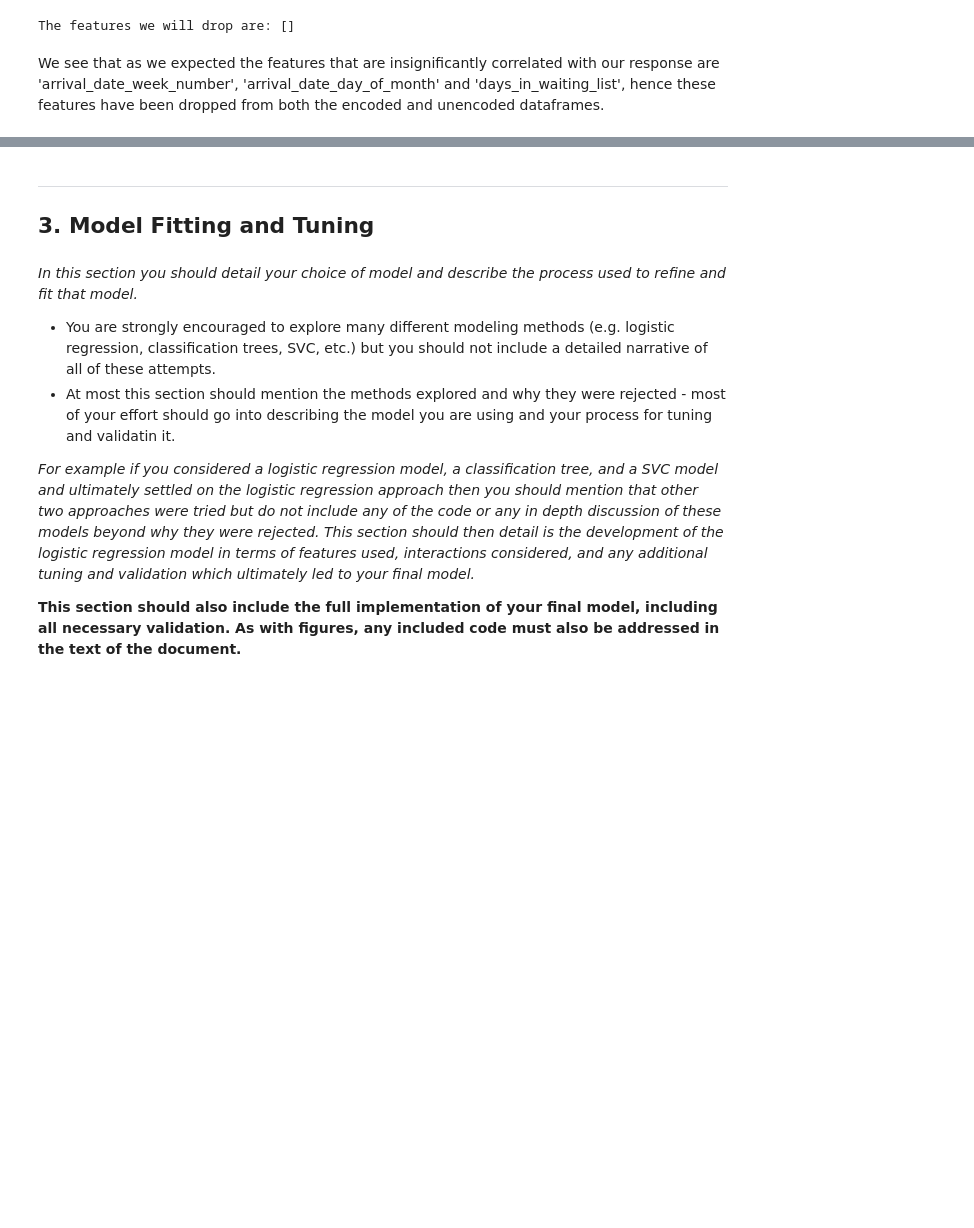
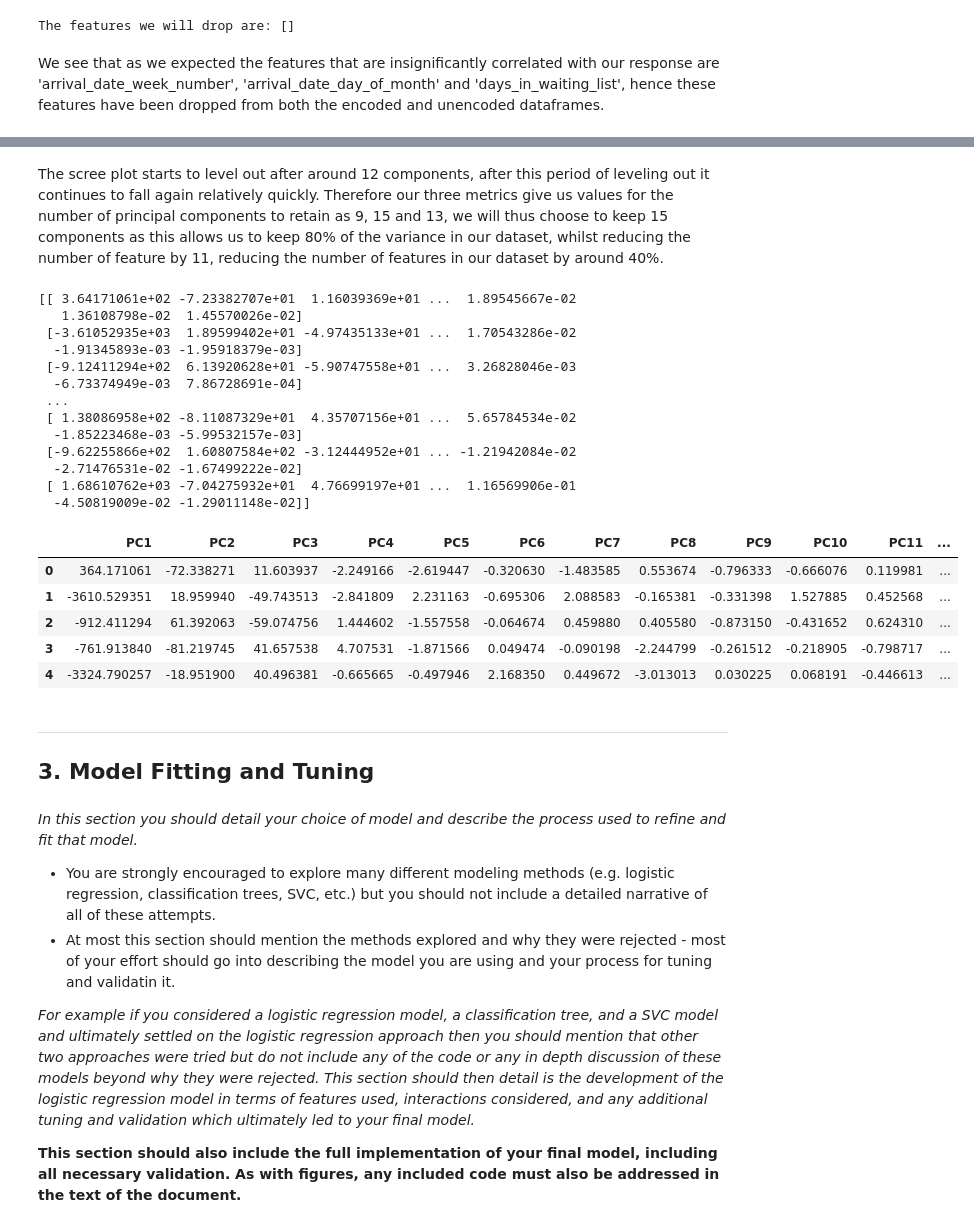
Before and after one commit to williamjones7/MachineLearningProj2, a Jupyter notebook: project2.ipynb, the cells around one changed output, grey strips where cells are left out. Drawn from its saved outputs; the diff is of its cells as text; code cells hidden in the pictures; blank space fills up the shorter version.

```diff
--- a/project2.ipynb
+++ b/project2.ipynb
@@ -773,3 +782,46 @@ plt.show()
+# %% [markdown]
+The scree plot starts to level out after around 12 components, after this period of leveling out it continues to fall again relatively quickly. Therefore our three metrics give us values for the number of principal components to retain as 9, 15 and 13, we will thus choose to keep 15 components as this allows us to keep 80% of the variance in our dataset, whilst reducing the number of feature by 11, reducing the number of features in our dataset by around 40%.
+# %%
+X_pca = pca.fit_transform(X)
+print(X_pca)
+df_PCA= pd.DataFrame(data=X_pca)
+df = df_PCA.iloc[:, :15]
+
+
+
+
+
+# Rename the features as PCA number
+# Create a dictionary to store the mapping
+new_names = {}
+
+# Use a for loop to store the mapping for the renaming
+for i in range(15):
+    new_names[i] = f'PC{i+1}'
+
+# Rename columns in the dataframe
+df = df.rename(columns = new_names)
+df.head()
+# %% [output]
+[[ 3.64171061e+02 -7.23382707e+01  1.16039369e+01 ...  1.89545667e-02
+   1.36108798e-02  1.45570026e-02]
+ [-3.61052935e+03  1.89599402e+01 -4.97435133e+01 ...  1.70543286e-02
+  -1.91345893e-03 -1.95918379e-03]
+ [-9.12411294e+02  6.13920628e+01 -5.90747558e+01 ...  3.26828046e-03
+  -6.73374949e-03  7.86728691e-04]
+ ...
+ [ 1.38086958e+02 -8.11087329e+01  4.35707156e+01 ...  5.65784534e-02
+  -1.85223468e-03 -5.99532157e-03]
+ [-9.62255866e+02  1.60807584e+02 -3.12444952e+01 ... -1.21942084e-02
+  -2.71476531e-02 -1.67499222e-02]
+ [ 1.68610762e+03 -7.04275932e+01  4.76699197e+01 ...  1.16569906e-01
+  -4.50819009e-02 -1.29011148e-02]]
+|  | PC1 | PC2 | PC3 | PC4 | PC5 | PC6 | PC7 | PC8 | PC9 | PC10 | PC11 | ... |
+| 0 | 364.171061 | -72.338271 | 11.603937 | -2.249166 | -2.619447 | -0.320630 | -1.483585 | 0.553674 | -0.796333 | -0.666076 | 0.119981 | ... |
+| 1 | -3610.529351 | 18.959940 | -49.743513 | -2.841809 | 2.231163 | -0.695306 | 2.088583 | -0.165381 | -0.331398 | 1.527885 | 0.452568 | ... |
+| 2 | -912.411294 | 61.392063 | -59.074756 | 1.444602 | -1.557558 | -0.064674 | 0.459880 | 0.405580 | -0.873150 | -0.431652 | 0.624310 | ... |
+| 3 | -761.913840 | -81.219745 | 41.657538 | 4.707531 | -1.871566 | 0.049474 | -0.090198 | -2.244799 | -0.261512 | -0.218905 | -0.798717 | ... |
+| 4 | -3324.790257 | -18.951900 | 40.496381 | -0.665665 | -0.497946 | 2.168350 | 0.449672 | -3.013013 | 0.030225 | 0.068191 | -0.446613 | ... |
 # %% [markdown]
 ---
 ## 3. Model Fitting and Tuning
```
Also changed, not shown: parts of 6 cells of this notebook.
